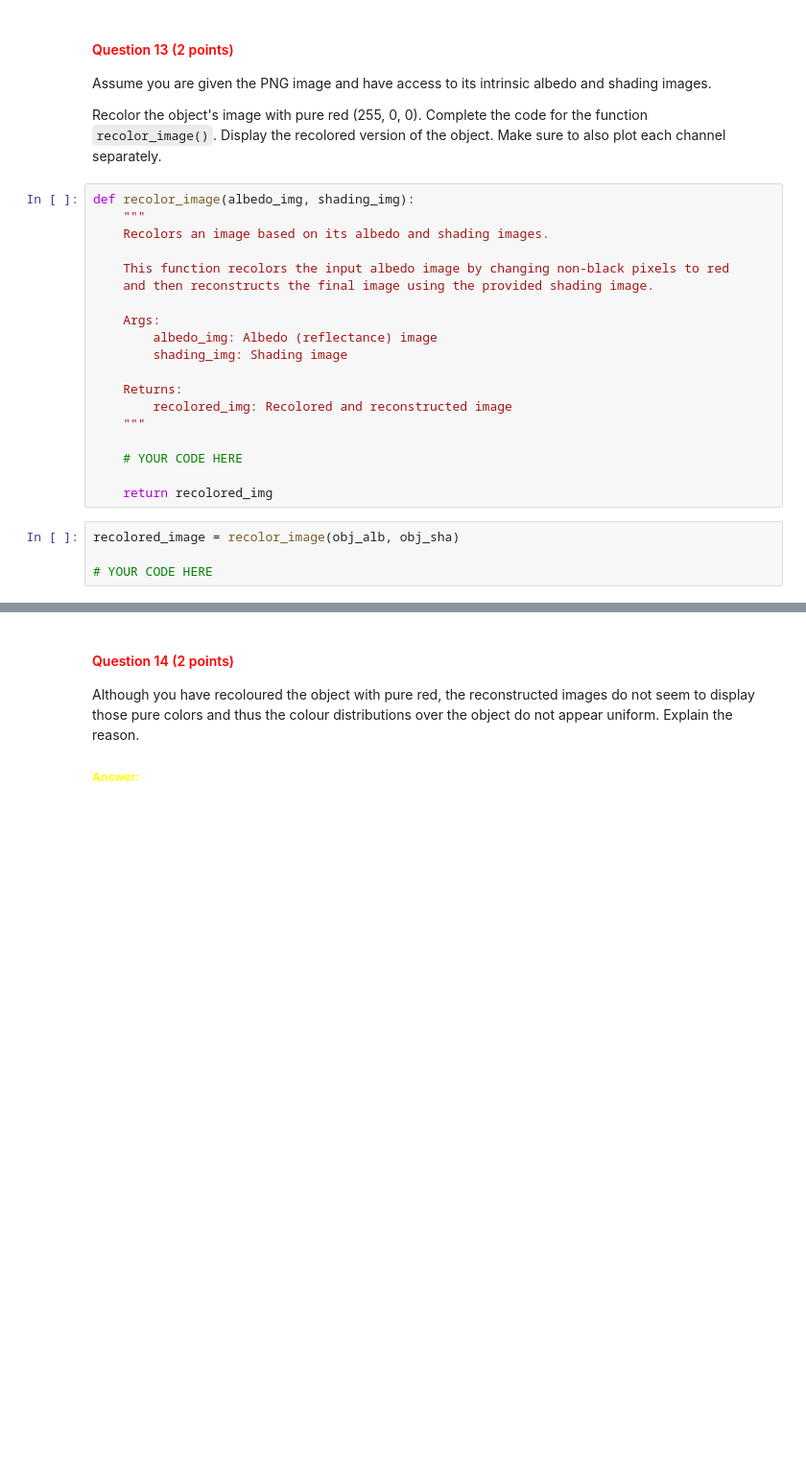
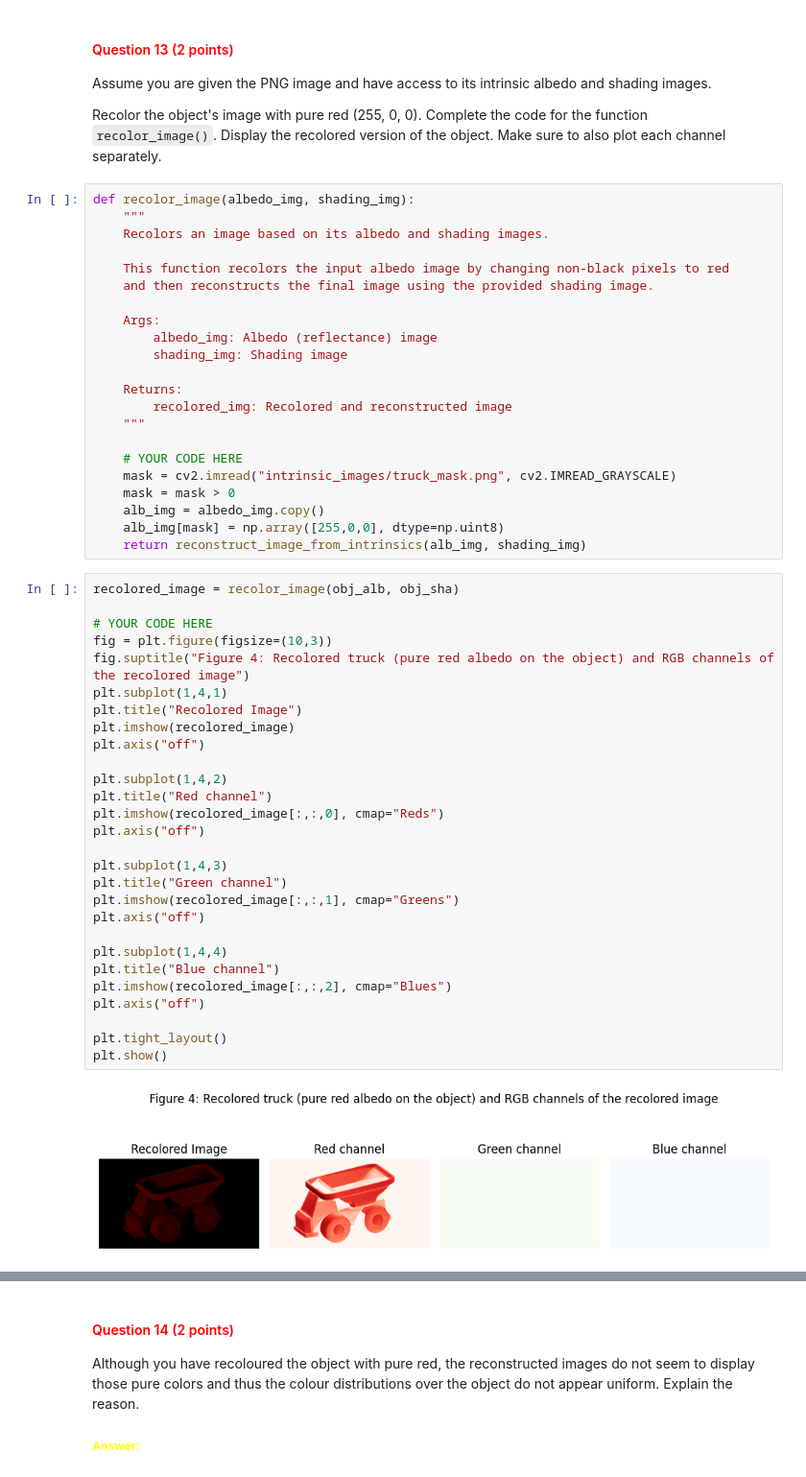
Before and after one commit to ozillan/cv1-lab-1, a Jupyter notebook: cv1-lab-1.ipynb, the cells around one changed output, grey strips where cells are left out. Shown at 96% size. Saved outputs shown, nothing was run; the diff lists cells and outputs as text; blank space fills up the shorter version.

```diff
--- a/cv1-lab-1.ipynb
+++ b/cv1-lab-1.ipynb
@@ -653,9 +692,38 @@ def recolor_image(albedo_img, shading_img):
     """
 
     # YOUR CODE HERE
-
-    return recolored_img
+    mask = cv2.imread("intrinsic_images/truck_mask.png", cv2.IMREAD_GRAYSCALE)
+    mask = mask > 0
+    alb_img = albedo_img.copy()
+    alb_img[mask] = np.array([255,0,0], dtype=np.uint8)
+    return reconstruct_image_from_intrinsics(alb_img, shading_img)
-# %%
-recolored_image = recolor_image(obj_alb, obj_sha)
-
-# YOUR CODE HERE
+# %%
+recolored_image = recolor_image(obj_alb, obj_sha)
+
+# YOUR CODE HERE
+fig = plt.figure(figsize=(10,3))
+fig.suptitle("Figure 4: Recolored truck (pure red albedo on the object) and RGB channels of the recolored image")
+plt.subplot(1,4,1)
+plt.title("Recolored Image")
+plt.imshow(recolored_image)
+plt.axis("off")
+
+plt.subplot(1,4,2)
+plt.title("Red channel")
+plt.imshow(recolored_image[:,:,0], cmap="Reds")
+plt.axis("off")
+
+plt.subplot(1,4,3)
+plt.title("Green channel")
+plt.imshow(recolored_image[:,:,1], cmap="Greens")
+plt.axis("off")
+
+plt.subplot(1,4,4)
+plt.title("Blue channel")
+plt.imshow(recolored_image[:,:,2], cmap="Blues")
+plt.axis("off")
+
+plt.tight_layout()
+plt.show()
+# %% [output]
+[figure, added]
```
Also changed, not shown: parts of 16 cells of this notebook.
